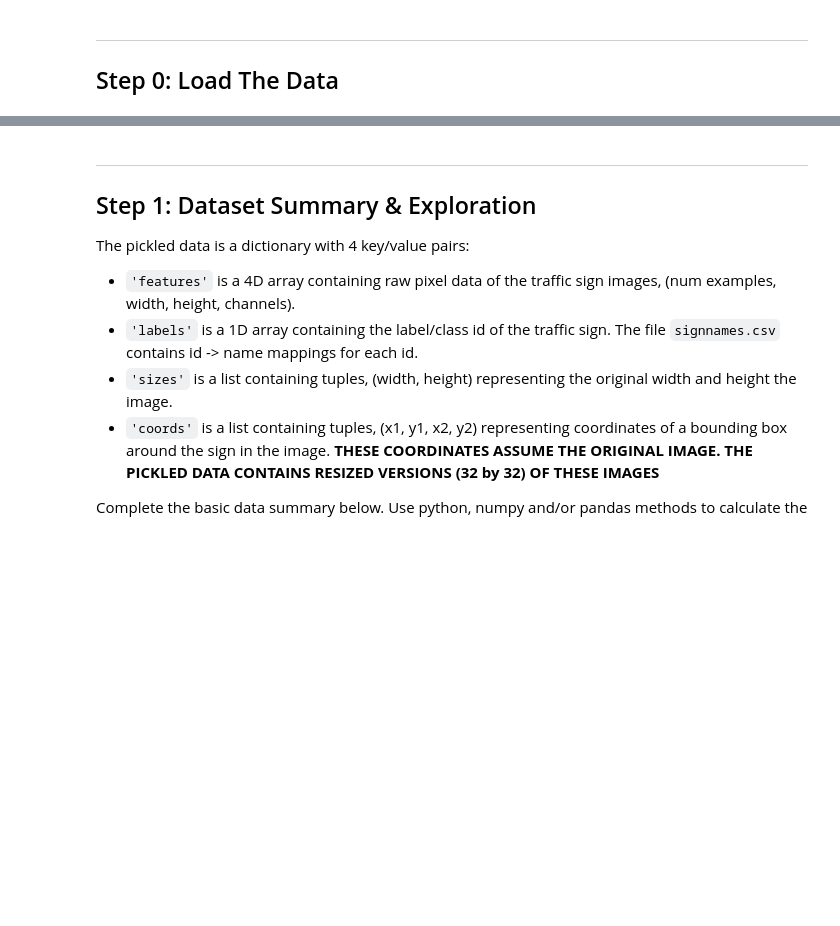
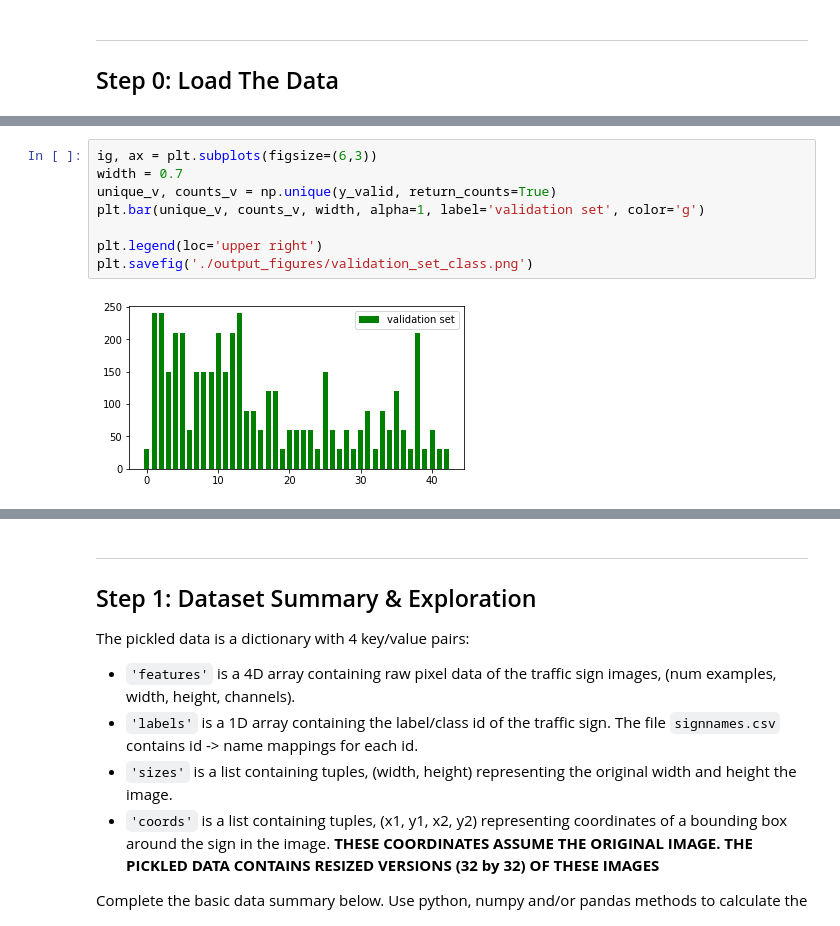
Before and after one commit to zhou-wenbin/Udacity-Traffic-Sign-Classifier-Project, a Jupyter notebook: Traffic_Sign_Classifier_share.ipynb, the cells around one changed output, grey strips where cells are left out. Saved outputs shown, nothing was run; the diff lists cells and outputs as text; blank space fills up the shorter version.

```diff
--- a/Traffic_Sign_Classifier_share.ipynb
+++ b/Traffic_Sign_Classifier_share.ipynb
@@ -54,0 +162,10 @@ train['features'].shape
+# %%
+ig, ax = plt.subplots(figsize=(6,3))
+width = 0.7
+unique_v, counts_v = np.unique(y_valid, return_counts=True)
+plt.bar(unique_v, counts_v, width, alpha=1, label='validation set', color='g')
+
+plt.legend(loc='upper right')
+plt.savefig('./output_figures/validation_set_class.png')
+# %% [output]
+[figure, added]
```
Also changed, not shown: parts of 34 cells of this notebook, 25 other files.
